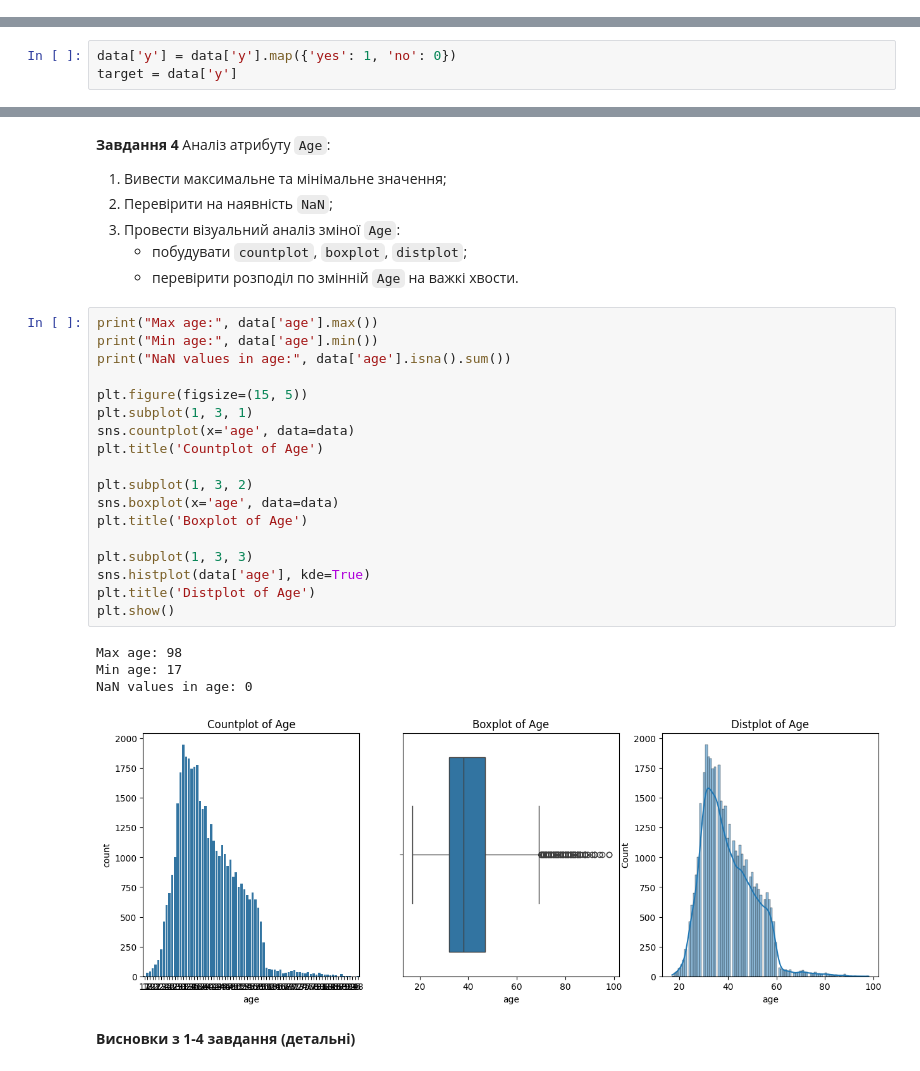
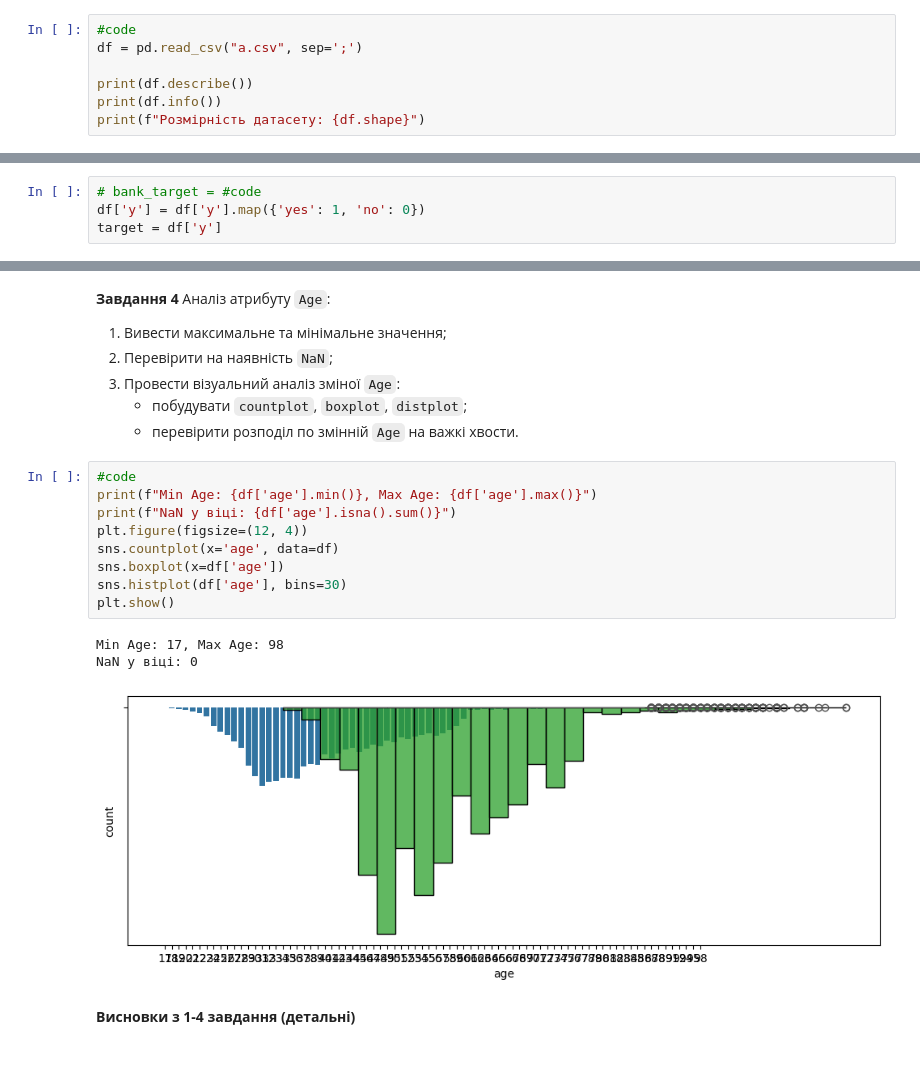
Before and after one commit to bvbvbvbvbudw/ai-basics, a Jupyter notebook: pr_5/Task5_Classification.ipynb, the cells around one changed output, grey strips where cells are left out. Cells and saved outputs as stored; diff of their text form.

```diff
--- a/pr_5/Task5_Classification.ipynb
+++ b/pr_5/Task5_Classification.ipynb
@@ -92,0 +72,7 @@ Dataset Dimensions:
+# %%
+#code
+df = pd.read_csv("a.csv", sep=';')
+
+print(df.describe())
+print(df.info())
+print(f"Розмірність датасету: {df.shape}")
@@ -96,8 +100,9 @@ Dataset Dimensions:
 1. проаналізувати атрибути вибірки, визначити цільовий атрибут `target atribute`;
 2. якщо `target atribute` є категоріальним, його необхідно перетворити в чисельний.
 # %%
-data['y'] = data['y'].map({'yes': 1, 'no': 0})
-target = data['y']
+# bank_target = #code
+df['y'] = df['y'].map({'yes': 1, 'no': 0})
+target = df['y']
 # %% [markdown]
 ## Аналіз змінних, які характеризують клієнтів банку:
 # %% [markdown]
@@ -130,29 +128,19 @@ loan: ['no' 'yes' 'unknown']
 3. Провести візуальний аналіз зміної `Age`:
     - побудувати `countplot`, `boxplot`, `distplot`;
     - перевірити розподіл по змінній `Age` на важкі хвости.
-# %%
-print("Max age:", data['age'].max())
-print("Min age:", data['age'].min())
-print("NaN values in age:", data['age'].isna().sum())
-
-plt.figure(figsize=(15, 5))
-plt.subplot(1, 3, 1)
-sns.countplot(x='age', data=data)
-plt.title('Countplot of Age')
-
-plt.subplot(1, 3, 2)
-sns.boxplot(x='age', data=data)
-plt.title('Boxplot of Age')
-
-plt.subplot(1, 3, 3)
-sns.histplot(data['age'], kde=True)
-plt.title('Distplot of Age')
-plt.show()
-# %% [output]
-Max age: 98
-Min age: 17
-NaN values in age: 0
-[figure, removed]
+# %%
+#code
+print(f"Min Age: {df['age'].min()}, Max Age: {df['age'].max()}")
+print(f"NaN у віці: {df['age'].isna().sum()}")
+plt.figure(figsize=(12, 4))
+sns.countplot(x='age', data=df)
+sns.boxplot(x=df['age'])
+sns.histplot(df['age'], bins=30)
+plt.show()
+# %% [output]
+Min Age: 17, Max Age: 98
+NaN у віці: 0
+[figure, added]
 # %% [markdown]
 **Висновки з 1-4 завдання (детальні)**
 # %% [markdown]
```
Also changed, not shown: parts of 34 cells of this notebook, 9 other files.
